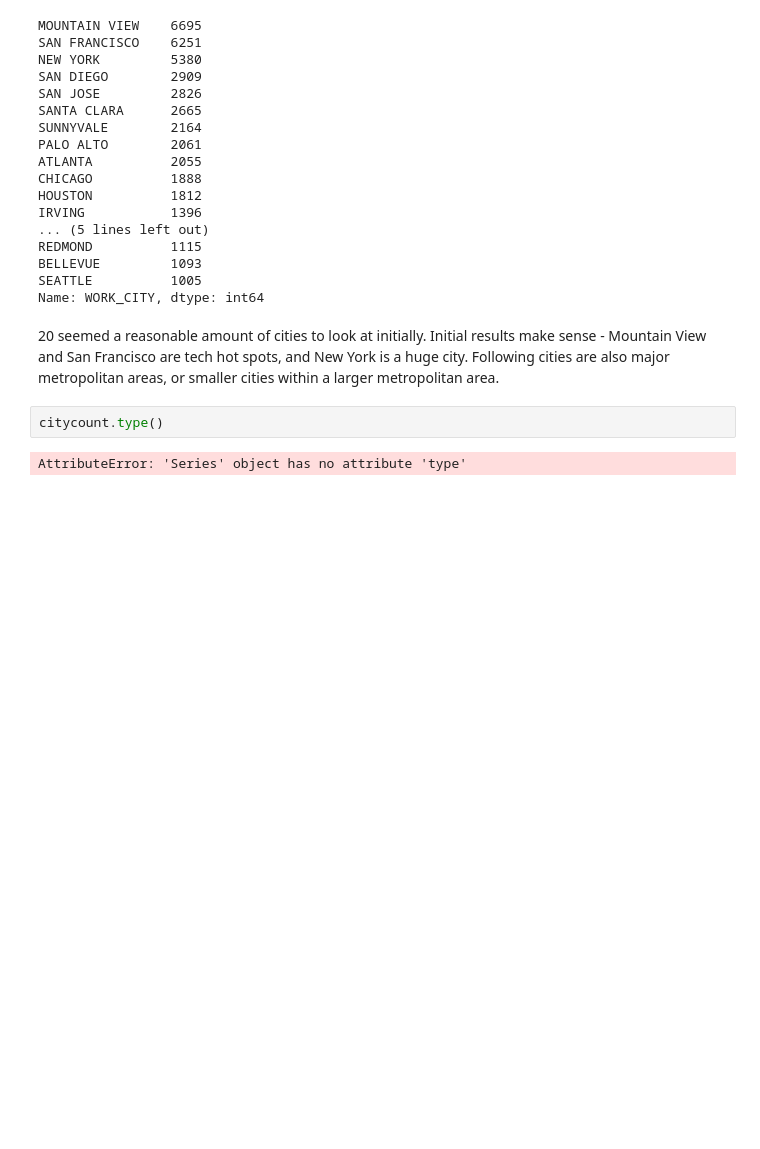
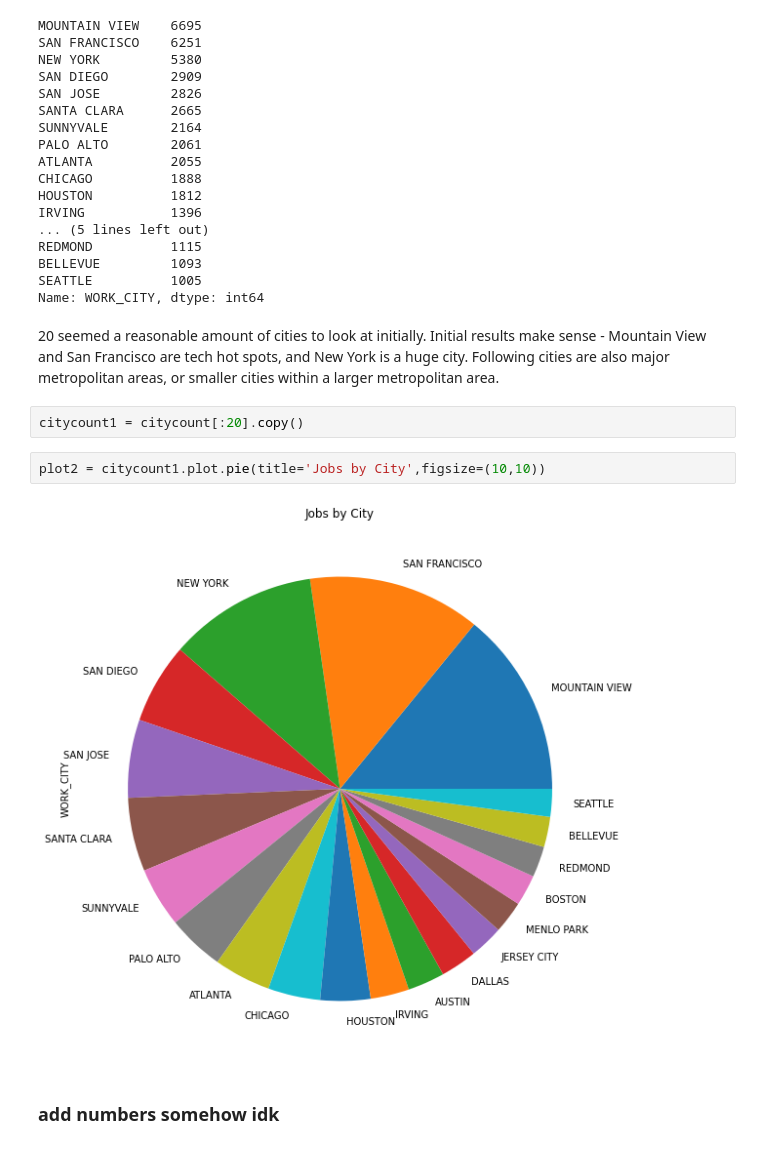
Before and after one commit to asphodelian/We-R-Finished, a Jupyter notebook: Catarina Folder/Question #4.ipynb, the cells around one changed output. Saved outputs shown, nothing was run; the diff lists cells and outputs as text; blank space fills up the shorter version.

```diff
--- a/Catarina Folder/Question #4.ipynb
+++ b/Catarina Folder/Question #4.ipynb
@@ -162,7 +162,11 @@ SEATTLE          1005
 Name: WORK_CITY, dtype: int64
 # %% [markdown]
 20 seemed a reasonable amount of cities to look at initially. Initial results make sense - Mountain View and San Francisco are tech hot spots, and New York is a huge city. Following cities are also major metropolitan areas, or smaller cities within a larger metropolitan area.
-# %%
-citycount.type()
-# %% [output]
-AttributeError: 'Series' object has no attribute 'type'
+# %%
+citycount1 = citycount[:20].copy()
+# %%
+plot2 = citycount1.plot.pie(title='Jobs by City',figsize=(10,10))
+# %% [output]
+[figure, added]
+# %% [markdown]
+### add numbers somehow idk
```
Also changed, not shown: parts of 1 cell of this notebook.
